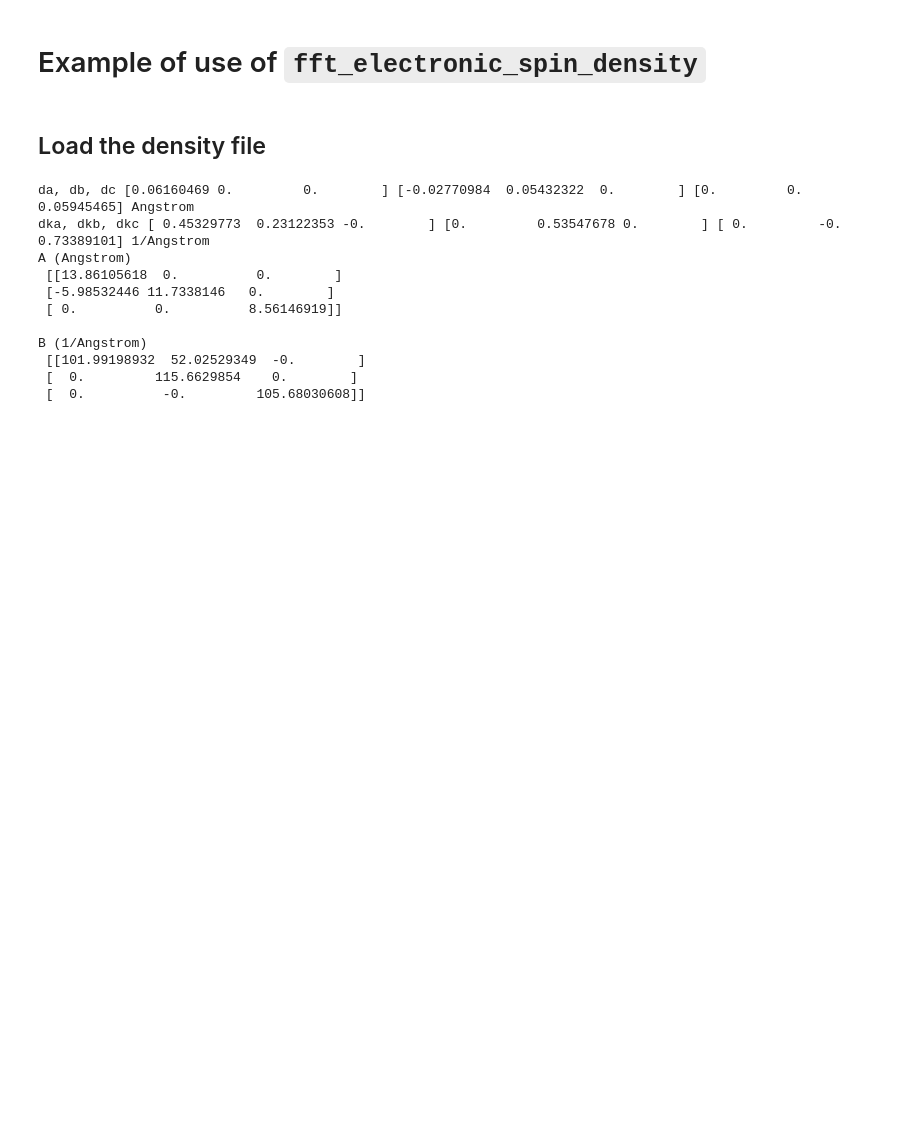
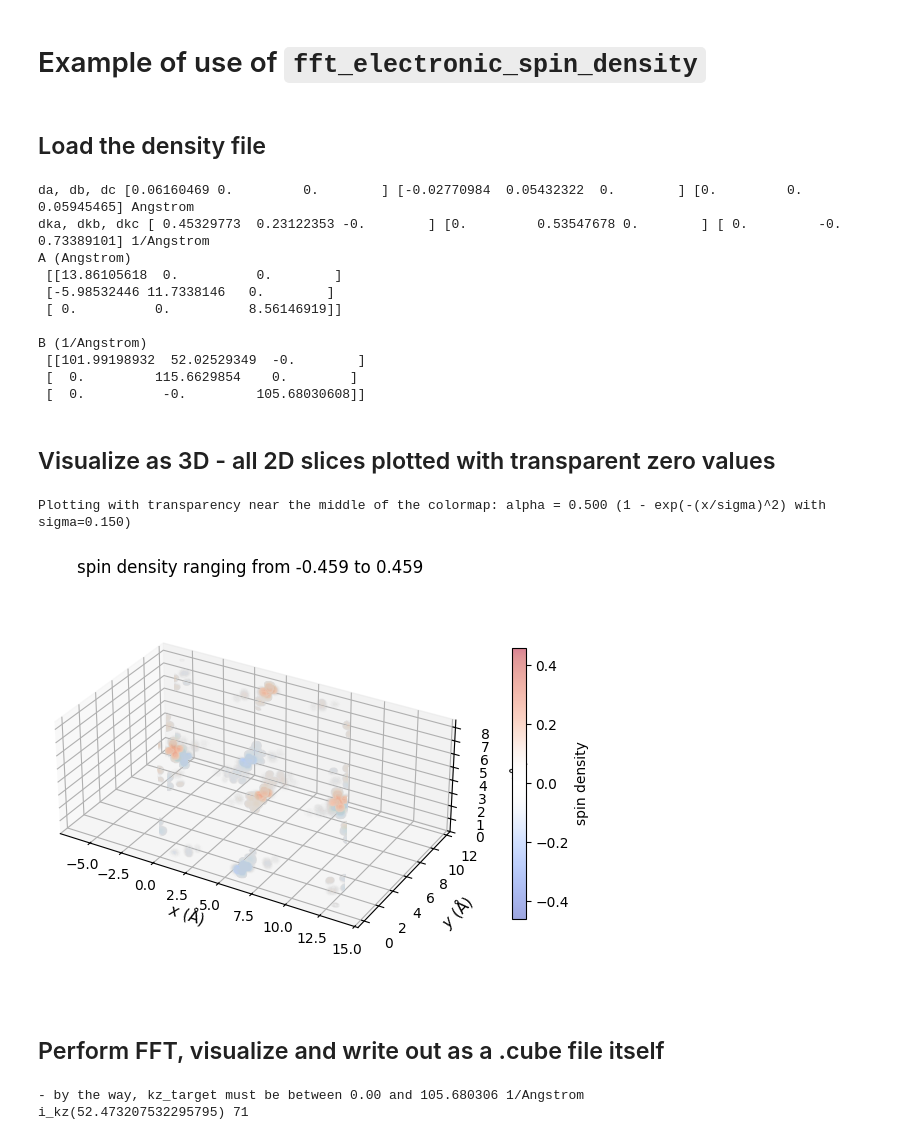
Before and after one commit to liborsold/fft_electronic_spin_density, a Jupyter notebook: examples/fft_examples.ipynb, the cells around one changed output. Cells and saved outputs as stored; diff of their text form; code cells hidden in the pictures; blank space fills up the shorter version.

```diff
--- a/examples/fft_examples.ipynb
+++ b/examples/fft_examples.ipynb
@@ -18,3 +19,18 @@ B (1/Angstrom)
  [[101.99198932  52.02529349  -0.        ]
  [  0.         115.6629854    0.        ]
  [  0.          -0.         105.68030608]]
+# %% [markdown]
+## Visualize as 3D - all 2D slices plotted with transparent zero values
+# %%
+density.plot_cube_rho_sz(c_idx_arr=np.arange(0, density.nc), fout_name=f'rho_sz_exploded.jpg', alpha=0.05, figsize=(5.5,5.5), dpi=400, zeros_transparent=True,
+                    show_plot=True)  # rho_sz_gauss_exploded_all
+# %% [output]
+Plotting with transparency near the middle of the colormap: alpha = 0.500 (1 - exp(-(x/sigma)^2) with sigma=0.150)
+[figure, added]
+# %% [markdown]
+## Perform FFT, visualize and write out as a .cube file itself
+# %%
+density.FFT()
+# %% [output]
+- by the way, kz_target must be between 0.00 and 105.680306 1/Angstrom
+i_kz(52.473207532295795) 71
```
Also changed, not shown: parts of 22 cells of this notebook, 17 other files.
